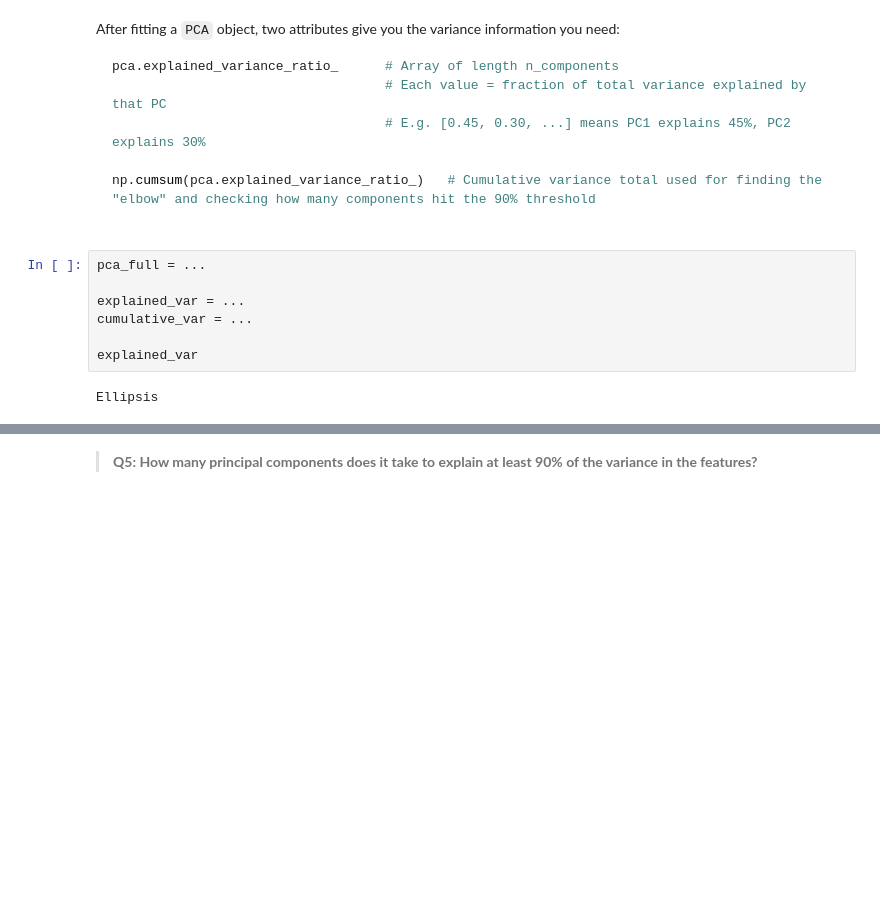
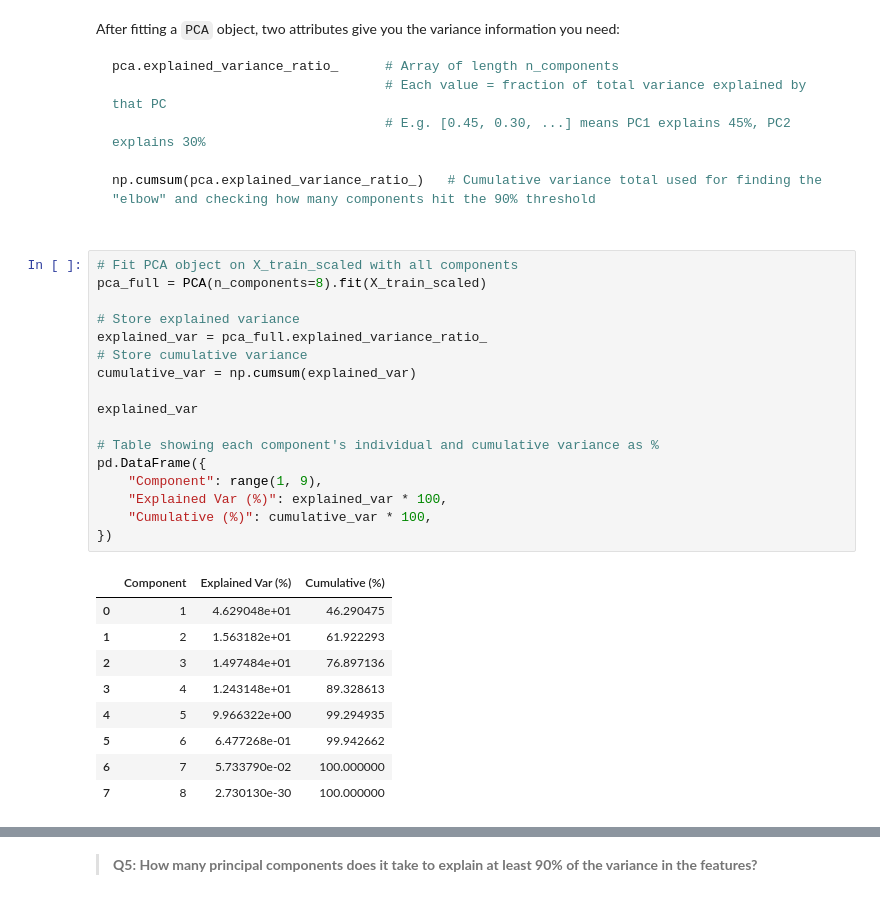
Before and after one commit to sandovaljoaquin/assignment-3, a Jupyter notebook: task1/hw3-task1.ipynb, the cells around one changed output, grey strips where cells are left out. Saved outputs shown, nothing was run; the diff lists cells and outputs as text; blank space fills up the shorter version.

````diff
--- a/task1/hw3-task1.ipynb
+++ b/task1/hw3-task1.ipynb
@@ -454,11 +456,29 @@ np.cumsum(pca.explained_variance_ratio_)   # Cumulative variance total used for
 
 ```
 # %%
-pca_full = ...
+# Fit PCA object on X_train_scaled with all components
+pca_full = PCA(n_components=8).fit(X_train_scaled)
 
-explained_var = ...
-cumulative_var = ...
+# Store explained variance
+explained_var = pca_full.explained_variance_ratio_
+# Store cumulative variance
+cumulative_var = np.cumsum(explained_var)
 
 explained_var
+
+# Table showing each component's individual and cumulative variance as %
+pd.DataFrame({
+    "Component": range(1, 9),
+    "Explained Var (%)": explained_var * 100,
+    "Cumulative (%)": cumulative_var * 100,
+})
 # %% [output]
-Ellipsis
+|  | Component | Explained Var (%) | Cumulative (%) |
+| 0 | 1 | 4.629048e+01 | 46.290475 |
+| 1 | 2 | 1.563182e+01 | 61.922293 |
+| 2 | 3 | 1.497484e+01 | 76.897136 |
+| 3 | 4 | 1.243148e+01 | 89.328613 |
+| 4 | 5 | 9.966322e+00 | 99.294935 |
+| 5 | 6 | 6.477268e-01 | 99.942662 |
+| 6 | 7 | 5.733790e-02 | 100.000000 |
+| 7 | 8 | 2.730130e-30 | 100.000000 |
````
Also changed, not shown: parts of 9 cells of this notebook.
